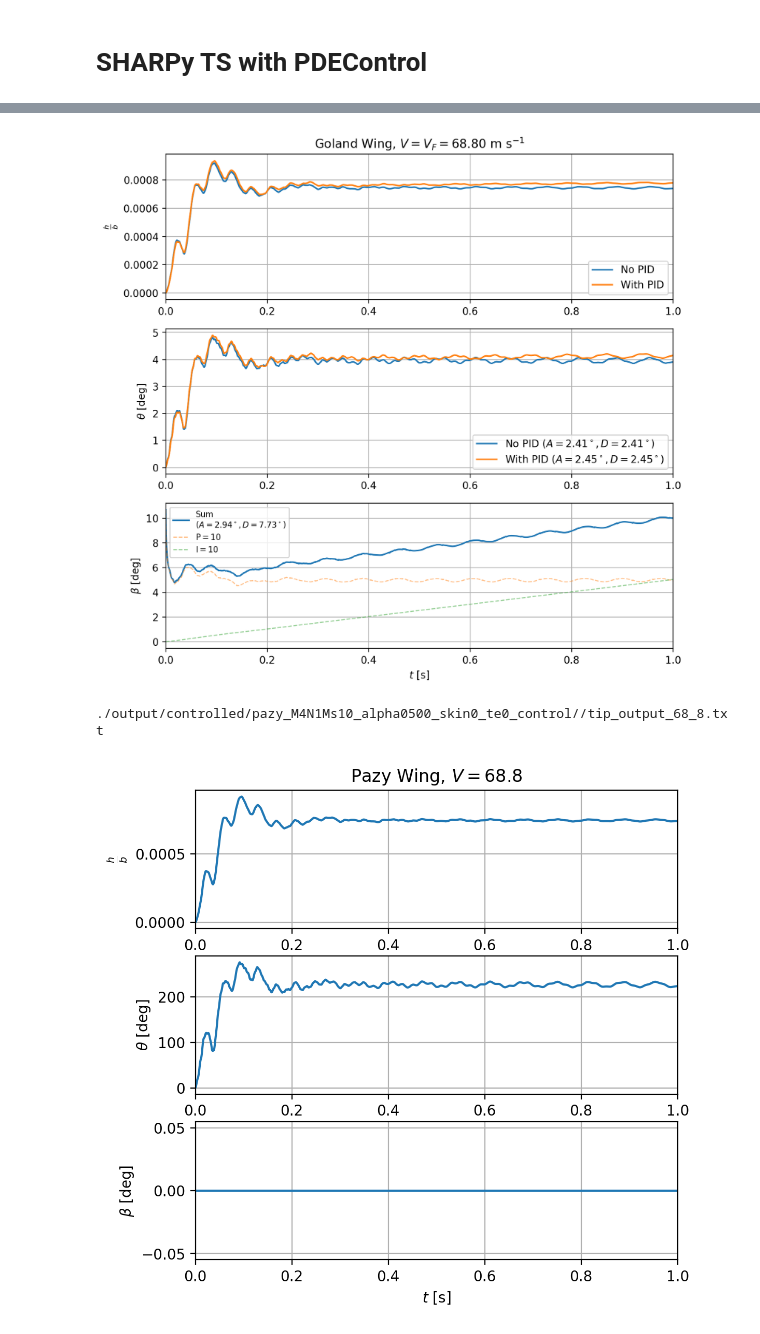
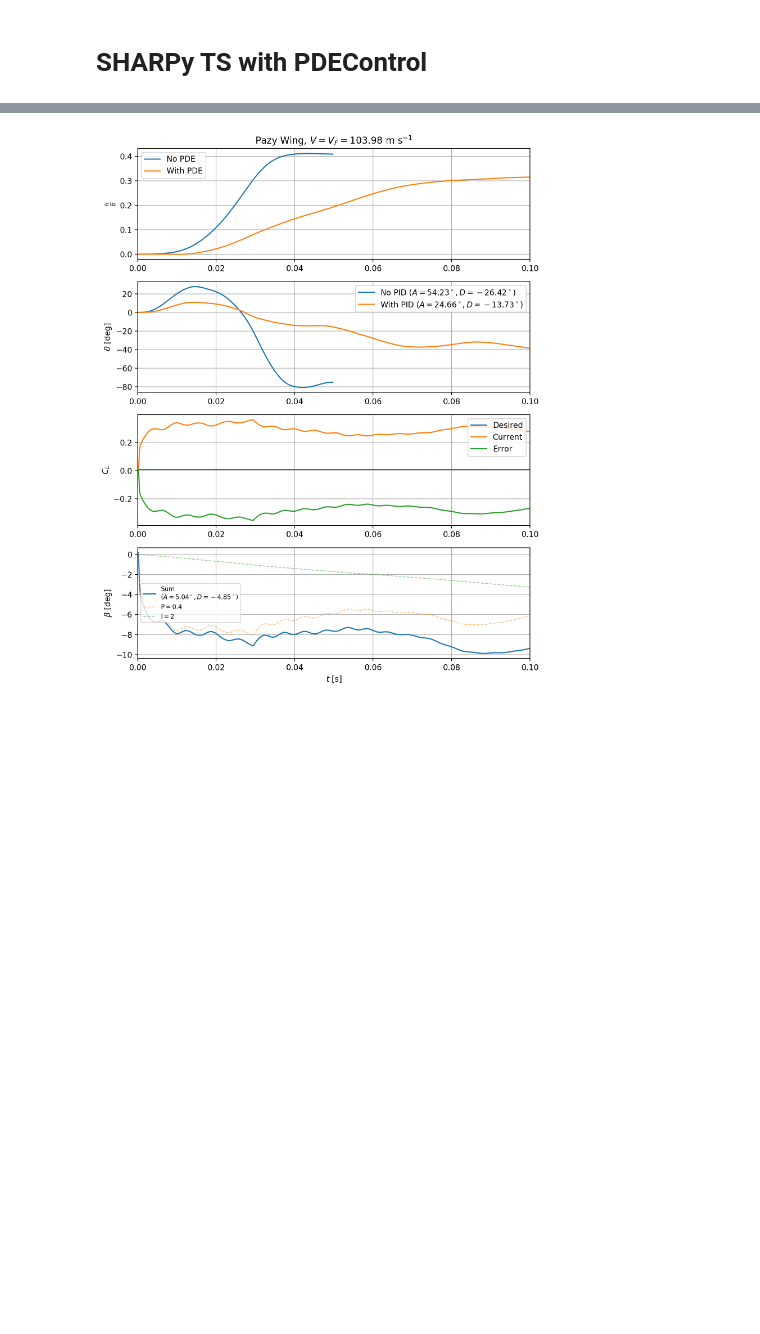
Before and after one commit to ianlamfar/sharpy, a Jupyter notebook: pazy_flutter.ipynb, the cells around one changed output, grey strips where cells are left out. Saved outputs shown, nothing was run; the diff lists cells and outputs as text; code cells hidden in the pictures; blank space fills up the shorter version.

```diff
--- a/pazy_flutter.ipynb
+++ b/pazy_flutter.ipynb
@@ -28,8 +28,8 @@ chord_frac = 0.25
 skin_on = False  # default False
 trailing_edge_weight = False  # default False
 alpha = 5
-gravity_on = False
-end_time = 1
+gravity_on = True
+end_time = 0.05
 
 M = 4
 N = 1
@@ -72,11 +72,14 @@ with open('{:s}.txt'.format(batch_log), 'w') as f:
     f.write("date and time = %s\n\n" % dt_string)
 
     for i, u_inf in enumerate(vf5[-1:]):
+        u_inf *= 1.5
         print('RUNNING SHARPY %f %f\n' % (alpha, u_inf))
         case_name = 'pazy_uinf{:04g}_alpha{:04g}'.format(u_inf*10, alpha*100)
 
         dt = 0.1/M/u_inf
         n_tsteps = int(end_time / dt)
+        # n_tsteps = 10
+        # end_time = dt * n_tsteps
 
         try:
             sharpy_output_nocontrol = generate_pazy_tseries(u_inf,
@@ -104,14 +107,15 @@ with open('{:s}.txt'.format(batch_log), 'w') as f:
             # print(np.degrees(sharpy_output_nocontrol.structure.timestep_info[0].quat))
 
             time = np.linspace(0, dt*n_tsteps, n_tsteps)
+            tstep_info = sharpy_output_nocontrol.structure.timestep_info
             tip_pos_nocontrol = np.zeros((n_tsteps))
             tip_rot_nocontrol = np.zeros((n_tsteps))
             tip_pos_nocontrol[tip_pos_nocontrol==0] = None
             tip_rot_nocontrol[tip_rot_nocontrol==0] = None
             for it in range(n_tsteps):
                 try:
-                    tip_pos_nocontrol[it] = sharpy_output_nocontrol.structure.timestep_info[it].pos[-1, 2]
-                    tip_rot_nocontrol[it] = sharpy_output_nocontrol.structure.timestep_info[it].psi[-1, -1, 1]
+                    tip_pos_nocontrol[it] = tstep_info[it].pos[tstep_info[it].num_node//2-1, 2]
+                    tip_rot_nocontrol[it] = tstep_info[it].psi[tstep_info[it].num_elem//2-1, -1, 1]
                 except IndexError:
                     pass
             tip_rot_nocontrol = np.degrees(tip_rot_nocontrol)
@@ -126,7 +130,7 @@ with open('{:s}.txt'.format(batch_log), 'w') as f:
             print(filename)
 
             # plotting, optional (plotted in conjunction with controlled output below)
-            fig, ax = plt.subplots(3, figsize=(6, 6), dpi=200)
+            fig, ax = plt.subplots(3, figsize=(9, 9), dpi=200)
 
             ax[0].plot(time, tip_pos_nocontrol / (2*0.55), '-')
             ax[1].plot(time, tip_rot_nocontrol, '-')
@@ -196,20 +200,20 @@ sys.path.append('pazy/sharpy-analysis-tools/')
 import linear.stability as stability
 from generate_deformed_tseries import generate_pazy_tseries
 import postprocess_deformed_flutter
-flap_frac = 0.20
-chord_frac = 0.25
 
 skin_on = False  # default False
 trailing_edge_weight = False  # default False
 alpha = 5
 gravity_on = True
-end_time = 1
+end_time = 0.1
 span = 2 * 0.55
 
 M = 4  # default 16
 N = 1  # default 1
 Ms = 10  # default 20
 
+flap_frac = 0.4
+chord_frac = 1
 pazy_settings = {'num_elem': N,
                  'surface_m': M,
                 'controlled': True,
@@ -221,13 +225,12 @@ pazy_settings = {'num_elem': N,
                 'discretisation_method': 'michigan',
                 }
 
-
 controller_id = {'aileron': 'ControlSurfacePdeController'}
 controller_noise = False
 controller_noise_settings = {'noise_mode': 'amplitude', 'max_percentage': 10, 'max_amplitude': np.radians(30),}
 controller_lag_ms = 0
-controller_p = 10
-controller_i = 10
+controller_p = 0.4  # no negative
+controller_i = 2
 
 
 from datetime import datetime
@@ -301,6 +304,7 @@ with open('{:s}.txt'.format(batch_log), 'w') as f:
             pass
 
         cl = ((0.55*span+0.01*trailing_edge_weight)*9.81) / (0.5*1.225*(u_inf**2)*span*0.1)
+        # cl = 6 * np.radians(alpha)
         # 1) load factor, reference lift from flight computer, 2) linearise ref wing shape
         # target load factor = 1
         # matlab 0.1 ref val is placeholder
@@ -317,7 +321,7 @@ with open('{:s}.txt'.format(batch_log), 'w') as f:
                                     'controller_noise': controller_noise,
                                     'controller_noise_settings': controller_noise_settings,
                                     'controller_lag': int(controller_lag_ms/1000/dt),
-                                    'output_limit': np.radians(25),  # IN RADIANS, -1 if no limit
+                                    'output_limit': np.radians(30),  # IN RADIANS, -1 if no limit
                                     'rho': 1.225,
                                     }
                                 }
@@ -350,7 +354,7 @@ with open('{:s}.txt'.format(batch_log), 'w') as f:
             tctrl = data[:, 1]
             desired = data[:, 2]
             current = data[:, 3]
-            error = current - desired
+            error = desired - current
             pctrl = np.degrees(data[:, 4])
             ictrl = np.degrees(data[:, 5])
             dctrl = np.degrees(data[:, 6])
@@ -367,6 +371,8 @@ with open('{:s}.txt'.format(batch_log), 'w') as f:
             tip_rot_nocontrol = a[:, 2]
 
             time = np.linspace(0, dt*n_tsteps, n_tsteps)
+            tstep_info_s = sharpy_output_control.structure.timestep_info
+            tstep_info_a = sharpy_output_control.aero.timestep_info
             tip_pos = np.zeros((n_tsteps))
             tip_rot = np.zeros((n_tsteps))
             aileron = np.zeros((n_tsteps))
@@ -375,12 +381,12 @@ with open('{:s}.txt'.format(batch_log), 'w') as f:
             aileron[aileron==0] = None
             for it in range(0, len(time)):  # fill values up to latest timestep, does not necessarily be all timesteps if iteration ended early due to errors
                 try:
-                    tip_pos[it] = sharpy_output_control.structure.timestep_info[it].pos[-1, 2]
-                    tip_rot[it] = sharpy_output_control.structure.timestep_info[it].psi[-1, -1, 1]
+                    tip_pos[it] = tstep_info_s[it].pos[tstep_info_s[it].num_node//2-1, 2]
+                    tip_rot[it] = tstep_info_s[it].psi[tstep_info_s[it].num_elem//2-1, -1, 1]
                 except IndexError:
                     pass
                 try:
-                    aileron[it] = sharpy_output_control.aero.timestep_info[it].control_surface_deflection[0]
+                    aileron[it] = tstep_info_a[it].control_surface_deflection[0]
                 except:
                     pass
 
@@ -411,8 +417,8 @@ with open('{:s}.txt'.format(batch_log), 'w') as f:
             # Plotting
             fig, ax = plt.subplots(4, figsize=(9, 12), dpi=200)
 
-            ax[0].plot(t_nocontrol, tip_pos_nocontrol / span, '-', label='No PID')
-            ax[0].plot(time, tip_pos / span, '-', label='With PID')
+            ax[0].plot(t_nocontrol, tip_pos_nocontrol / span, '-', label='No PDE')
+            ax[0].plot(time, tip_pos / span, '-', label='With PDE')
 
             ax[1].plot(t_nocontrol, tip_rot_nocontrol, '-', label=r'No PID $(A = {:.2f}^{}, D = {:.2f}^{})$'.format(amp_nocontrol, r'\circ', off_nocontrol, r'\circ'))
             # ax[1].plot(time, tip_rot, '-', label='With PID\n'+r'$A = {:.2f}$, $\theta = {:.3f} \exp ({:.3f}t)$'.format(amp(tip_rot)[0], params[0], params[1]))
@@ -467,33 +473,29 @@ with open('{:s}.txt'.format(batch_log), 'w') as f:
             ax[0].grid()
             ax[1].grid()
             ax[2].grid()
-            ax[2].set_xlabel(r"$t$ [s]")
+            ax[3].grid()
+            ax[3].set_xlabel(r"$t$ [s]")
             ax[0].set_ylabel(r"$\frac{h}{b}$")
             ax[1].set_ylabel(r'$\theta$ [deg]')
-            ax[2].set_ylabel(r'$\beta$ [deg]')
+            ax[3].set_ylabel(r'$\beta$ [deg]')
             ax[0].legend()
             ax[1].legend()
-            ax[2].legend(loc=0, fontsize=8)
+            ax[2].legend()
+            ax[3].legend(loc=0, fontsize=8)
 
             # prepare strings for saving files
-            ustr = str(round(u_inf, 3)).replace('.', '_')
+            ustr = str(round(u_inf, 2)).replace('.', '_')
             pstr = str(controller_p).replace('.', '_')
             istr = str(controller_i).replace('.', '_')
             # dstr = str(D).replace('.', '_')
             lstr = str(round(controller_lag_ms)).replace('.', '_')
+            nstr = 0
             if controller_noise_settings['noise_mode'] == 'percentage':
                 nstr = ('{}pct'.format(controller_noise_settings['max_percentage'])).replace('.', '_')
             elif controller_noise_settings['noise_mode'] == 'amplitude':
                 nstr = ('{}deg'.format(np.degrees(controller_noise_settings['max_amplitude']))).replace('.', '_')
 
-            # if noise and lag == 0:
-            #     plt.savefig('../Desktop/flutter_control/goland_vf_m{}n{}ms{}_control_p{}i{}d{}_noise{}.png'.format(M, N, M_star_fact, pstr, istr, dstr, nstr))
-            # elif noise and lag > 0:
-            #     plt.savefig('../Desktop/flutter_control/goland_vf_m{}n{}ms{}_control_p{}i{}d{}_noise{}_lag{}ms.png'.format(M, N, M_star_fact, pstr, istr, dstr, nstr, lstr))
-            # elif noise is False and lag > 0:
-            #     plt.savefig('../Desktop/flutter_control/goland_vf_m{}n{}ms{}_control_p{}i{}d{}_lag{}ms.png'.format(M, N, M_star_fact, pstr, istr, dstr, lstr))
-            # else:
-            #     plt.savefig('../Desktop/flutter_control/goland_vf_m{}n{}ms{}_control_p{}i{}d{}.png'.format(M, N, M_star_fact, pstr, istr, dstr))
+            plt.savefig(f'{output_folder}/v{ustr}_m{M}n{N}ms{Ms}_control_p{pstr}i{istr}_noise{nstr}_lag{controller_lag_ms}ms.png', bbox_inches='tight')
             plt.show()
 
         except AssertionError:
@@ -522,3 +524 @@ FINISHED - CPU process time = 172827.2371556 seconds
-[figure, old version]
+[figure, new version]
-./output/controlled/pazy_M4N1Ms10_alpha0500_skin0_te0_control//tip_output_68_8.txt
-[figure, removed]
```
Also changed, not shown: parts of 2 cells of this notebook, 7 other files.
